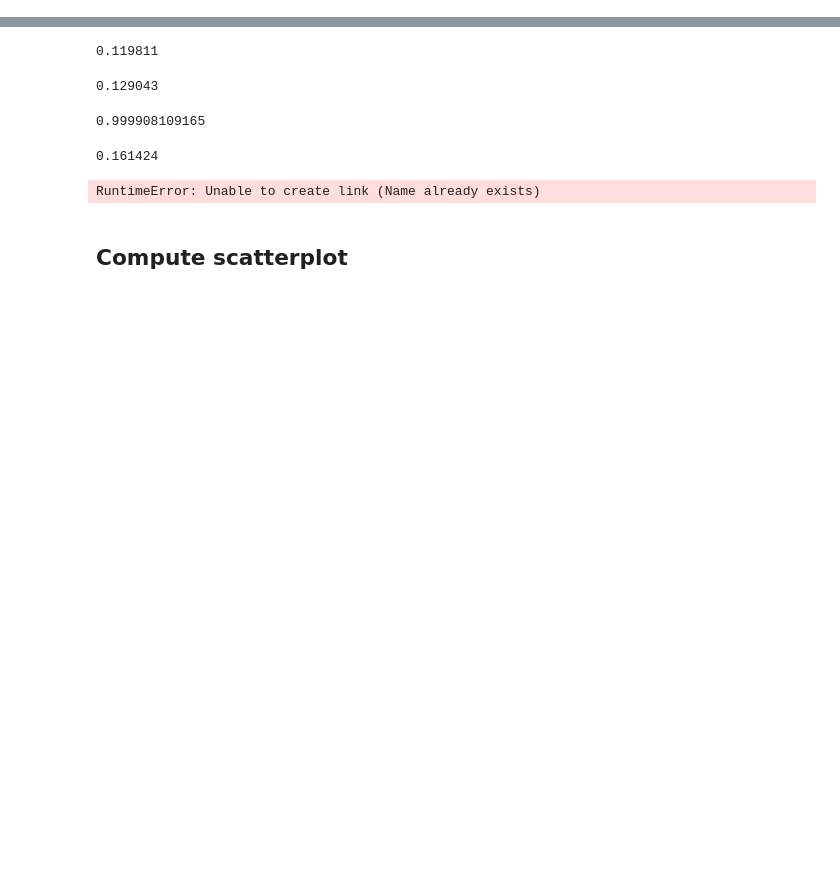
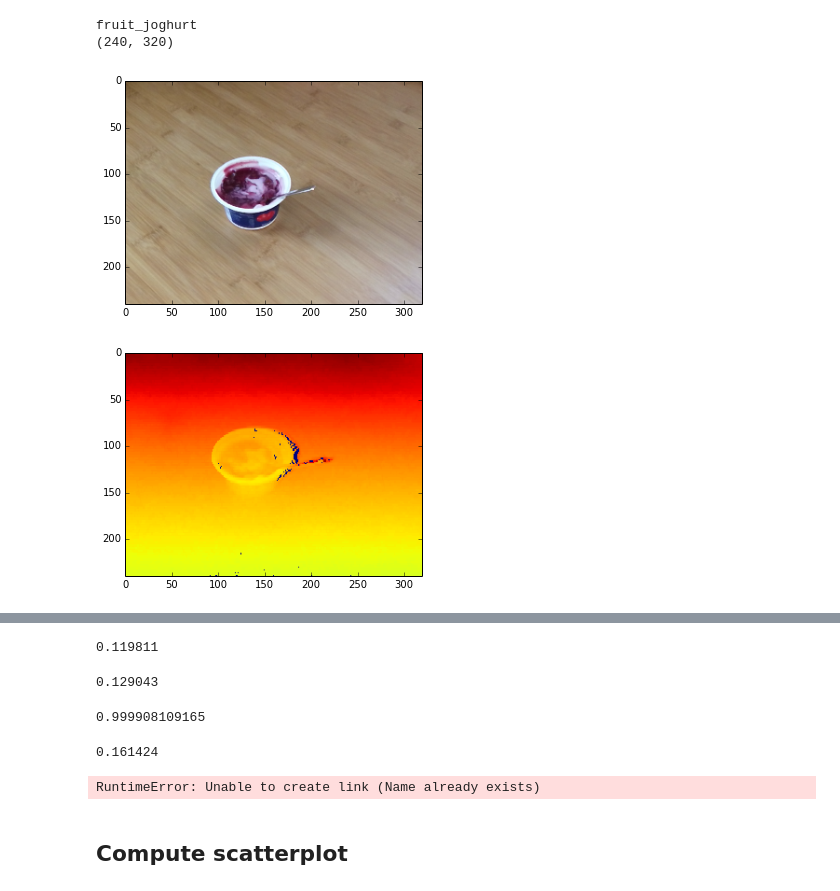
Before and after one commit to sebastian-schlecht/coco, a Jupyter notebook: examples/evaluation.ipynb, the cells around one changed output, grey strips where cells are left out. Cells and saved outputs as stored; diff of their text form; code cells hidden in the pictures; blank space fills up the shorter version.

```diff
--- a/examples/evaluation.ipynb
+++ b/examples/evaluation.ipynb
@@ -1,3 +1,28 @@
+# %%
+%matplotlib inline
+import matplotlib.pyplot as plt
+import numpy as np
+import h5py
+
+f = h5py.File("/ssd/food3d/f3d-rgbd-f3-train.hdf5")
+
+print f["labels"][570]
+i = 570
+
+img = np.array(f["rgbd"][i,0:3,:,:]).transpose((1,2,0)).astype(np.uint8)
+d = np.array(f["rgbd"][i,3,:,:])
+
+print d.shape
+plt.imshow(img)
+plt.show()
+
+plt.imshow(d)
+plt.show()
+# %% [output]
+fruit_joghurt
+(240, 320)
+[figure, added]
+[figure, added]
 # %%
 import sys
 import os
```
Also changed, not shown: parts of 9 cells of this notebook, 10 other files.
